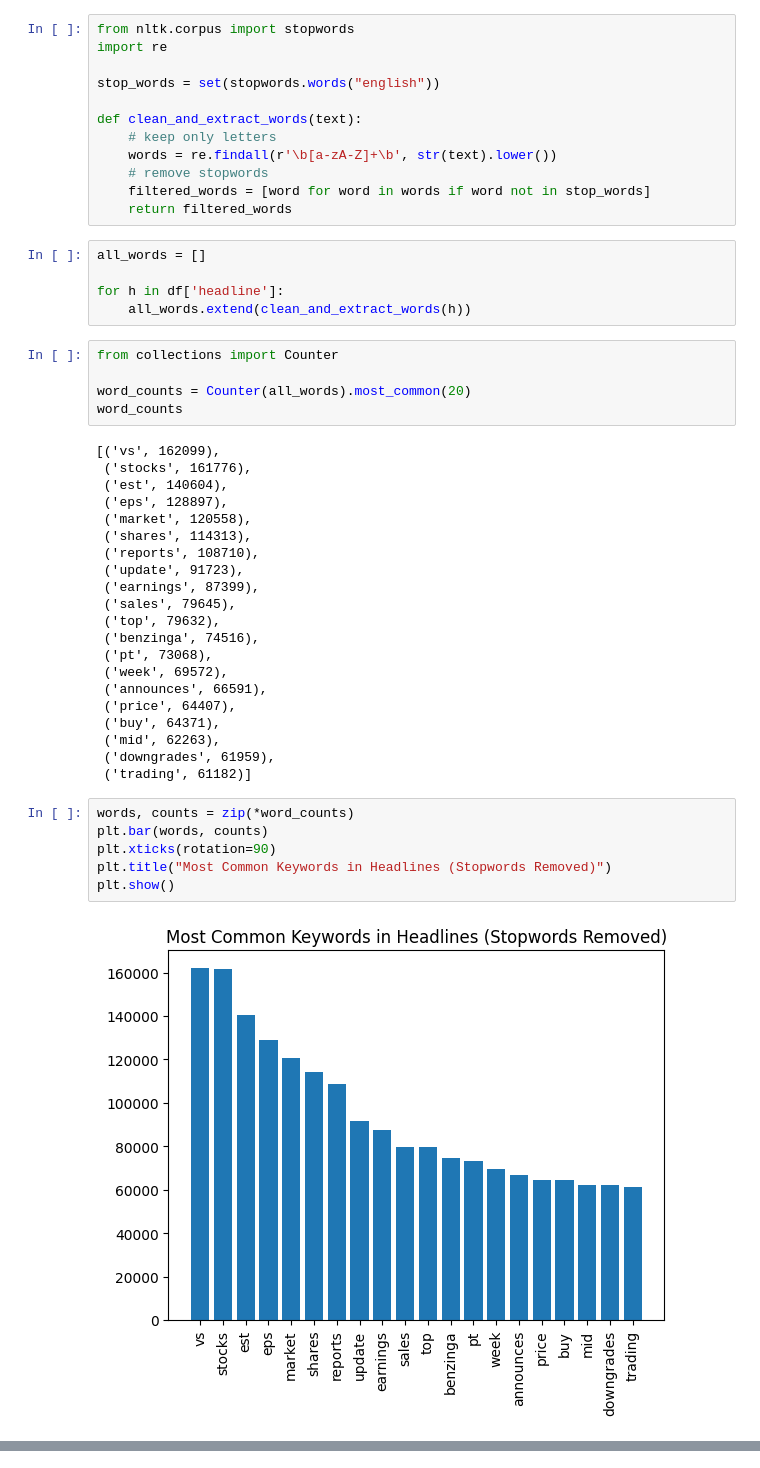
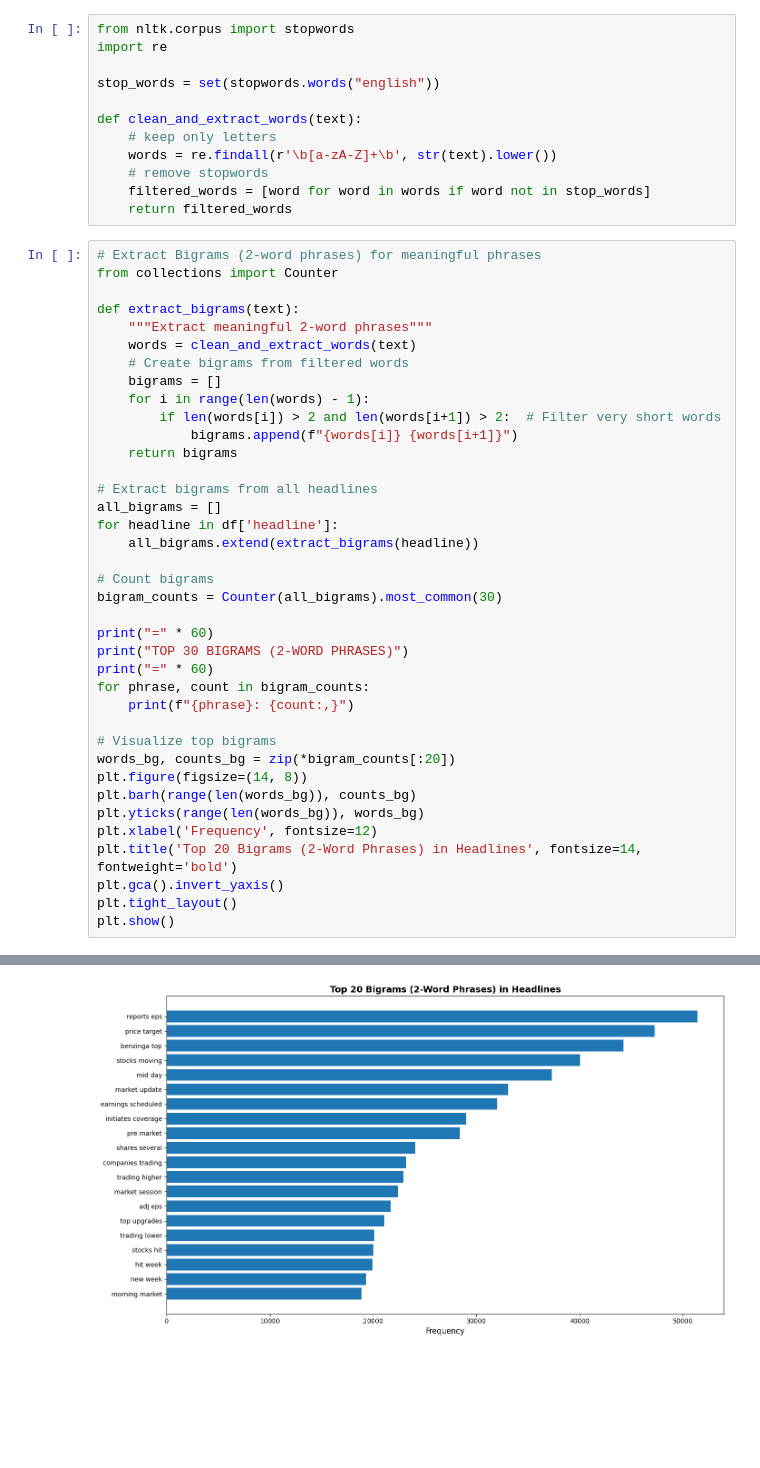
Before and after one commit to Zufan-Hadgu/Financial-news-dataset-analysis, a Jupyter notebook: notebooks/row_anlysis_eda.ipynb, the cells around one changed output, grey strips where cells are left out. Cells and saved outputs as stored; diff of their text form; blank space fills up the shorter version.

Commit message:
feat: analyzing publishing dates and using nlp to identify common words

```diff
--- a/notebooks/row_anlysis_eda.ipynb
+++ b/notebooks/row_anlysis_eda.ipynb
@@ -411,42 +365,42 @@ def clean_and_extract_words(text):
     # remove stopwords
     filtered_words = [word for word in words if word not in stop_words]
     return filtered_words
-# %%
-all_words = []
-
-for h in df['headline']:
-    all_words.extend(clean_and_extract_words(h))
-# %%
-from collections import Counter
-
-word_counts = Counter(all_words).most_common(20)
-word_counts
-# %% [output]
-[('vs', 162099),
- ('stocks', 161776),
- ('est', 140604),
- ('eps', 128897),
- ('market', 120558),
- ('shares', 114313),
- ('reports', 108710),
- ('update', 91723),
- ('earnings', 87399),
- ('sales', 79645),
- ('top', 79632),
- ('benzinga', 74516),
- ('pt', 73068),
- ('week', 69572),
- ('announces', 66591),
- ('price', 64407),
- ('buy', 64371),
- ('mid', 62263),
- ('downgrades', 61959),
- ('trading', 61182)]
-# %%
-words, counts = zip(*word_counts)
-plt.bar(words, counts)
-plt.xticks(rotation=90)
-plt.title("Most Common Keywords in Headlines (Stopwords Removed)")
-plt.show()
-# %% [output]
-[figure, removed]
+# %%
+# Extract Bigrams (2-word phrases) for meaningful phrases
+from collections import Counter
+
+def extract_bigrams(text):
+    """Extract meaningful 2-word phrases"""
+    words = clean_and_extract_words(text)
+    # Create bigrams from filtered words
+    bigrams = []
+    for i in range(len(words) - 1):
+        if len(words[i]) > 2 and len(words[i+1]) > 2:  # Filter very short words
+            bigrams.append(f"{words[i]} {words[i+1]}")
+    return bigrams
+
+# Extract bigrams from all headlines
+all_bigrams = []
+for headline in df['headline']:
+    all_bigrams.extend(extract_bigrams(headline))
+
+# Count bigrams
+bigram_counts = Counter(all_bigrams).most_common(30)
+
+print("=" * 60)
+print("TOP 30 BIGRAMS (2-WORD PHRASES)")
+print("=" * 60)
+for phrase, count in bigram_counts:
+    print(f"{phrase}: {count:,}")
+
+# Visualize top bigrams
+words_bg, counts_bg = zip(*bigram_counts[:20])
+plt.figure(figsize=(14, 8))
+plt.barh(range(len(words_bg)), counts_bg)
+plt.yticks(range(len(words_bg)), words_bg)
+plt.xlabel('Frequency', fontsize=12)
+plt.title('Top 20 Bigrams (2-Word Phrases) in Headlines', fontsize=14, fontweight='bold')
+plt.gca().invert_yaxis()
+plt.tight_layout()
+plt.show()
+# %% [output]
@@ -452,0 +424 @@ plt.show()
+[figure, added]
```
Also changed, not shown: parts of 14 cells of this notebook.
